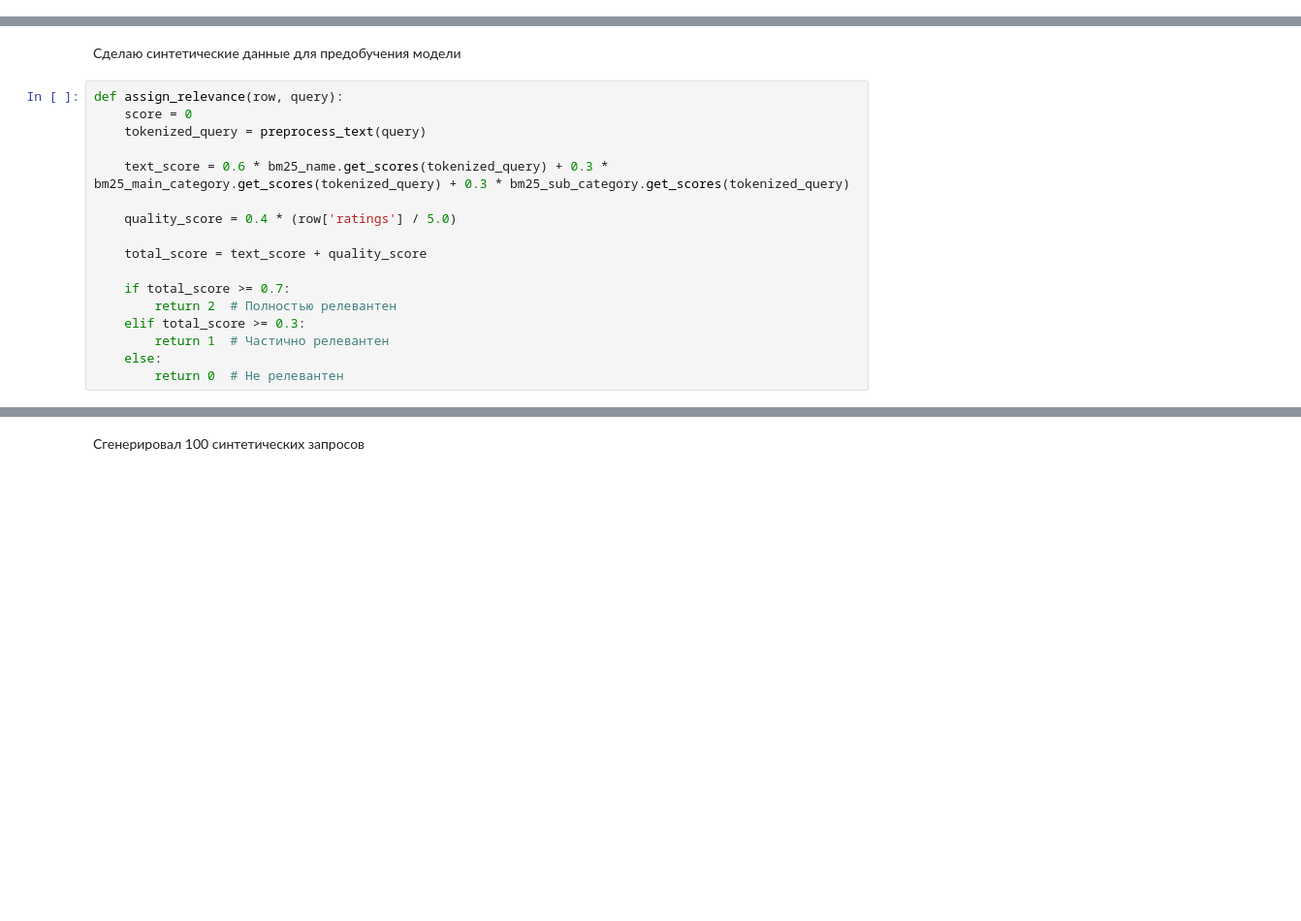
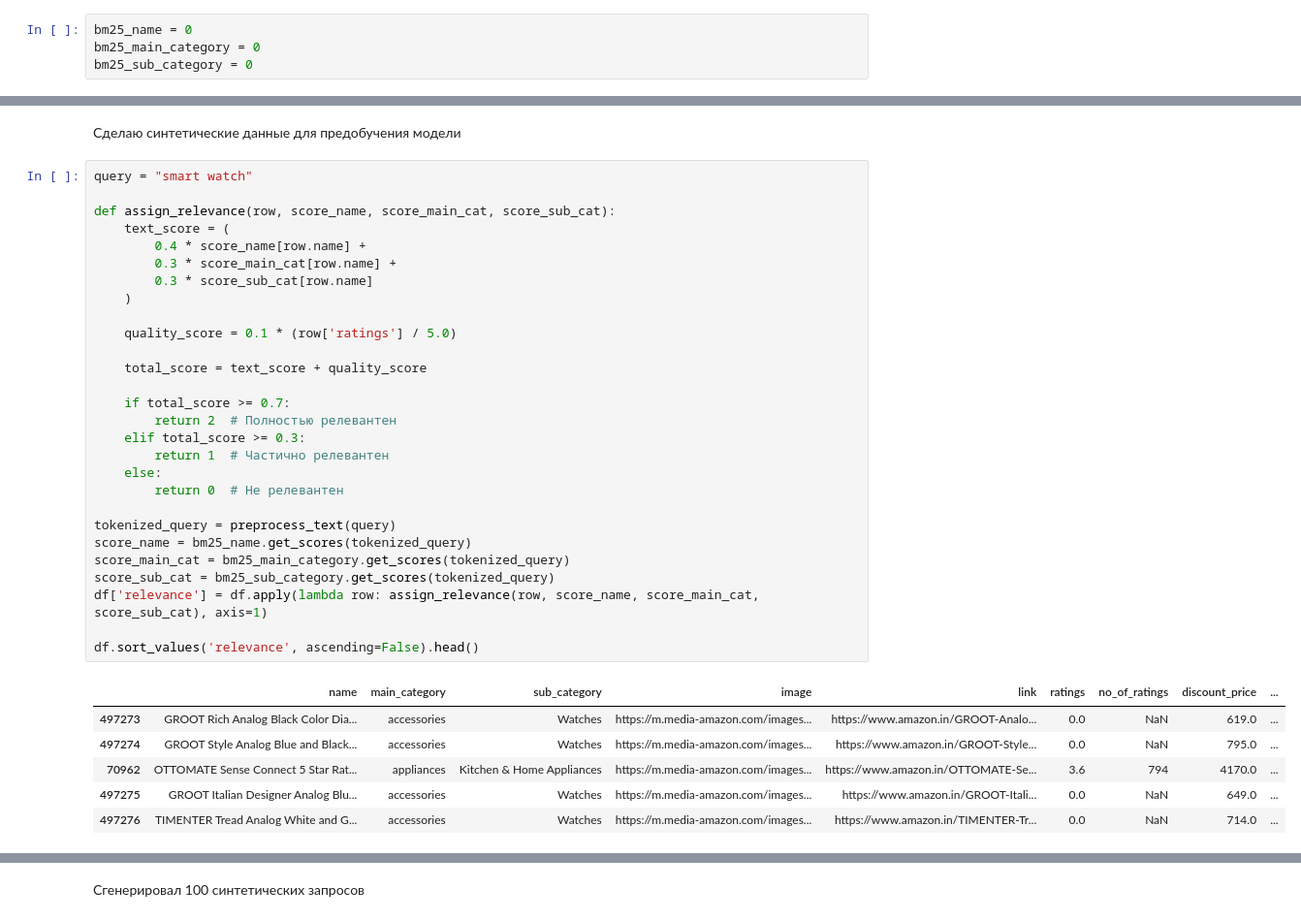
Before and after one commit to ler1223/retrieval_learn_project, a Jupyter notebook: retrival.ipynb, the cells around one changed output, grey strips where cells are left out. Shown at 97% size. Cells and saved outputs as stored; diff of their text form; blank space fills up the shorter version.

```diff
--- a/retrival.ipynb
+++ b/retrival.ipynb
@@ -189,5 +180,9 @@ tokenized_sub_category = [t_p for t_p in df['tokenized_sub_category']]
 bm25_name = BM25Okapi(tokenized_products)
 bm25_main_category = BM25Okapi(tokenized_main_category)
 bm25_sub_category = BM25Okapi(tokenized_sub_category)
+# %%
+bm25_name = 0
+bm25_main_category = 0
+bm25_sub_category = 0
 # %%
 queries = [
@@ -217,19 +212,37 @@ for query in queries:
 # %% [markdown]
 Сделаю синтетические данные для предобучения модели
 # %%
-def assign_relevance(row, query):
-    score = 0
-    tokenized_query = preprocess_text(query)
+query = "smart watch"
 
-    text_score = 0.6 * bm25_name.get_scores(tokenized_query) + 0.3 * bm25_main_category.get_scores(tokenized_query) + 0.3 * bm25_sub_category.get_scores(tokenized_query)
+def assign_relevance(row, score_name, score_main_cat, score_sub_cat):
+    text_score = (
+        0.4 * score_name[row.name] +
+        0.3 * score_main_cat[row.name] +
+        0.3 * score_sub_cat[row.name]
+    )
 
-    quality_score = 0.4 * (row['ratings'] / 5.0)
+    quality_score = 0.1 * (row['ratings'] / 5.0)
 
     total_score = text_score + quality_score
 
     if total_score >= 0.7:
         return 2  # Полностью релевантен
     elif total_score >= 0.3:
         return 1  # Частично релевантен
     else:
         return 0  # Не релевантен
+
+tokenized_query = preprocess_text(query)
+score_name = bm25_name.get_scores(tokenized_query)
+score_main_cat = bm25_main_category.get_scores(tokenized_query)
+score_sub_cat = bm25_sub_category.get_scores(tokenized_query)
+df['relevance'] = df.apply(lambda row: assign_relevance(row, score_name, score_main_cat, score_sub_cat), axis=1)
+
+df.sort_values('relevance', ascending=False).head()
+# %% [output]
+|  | name | main_category | sub_category | image | link | ratings | no_of_ratings | discount_price | ... |
+| 497273 | GROOT Rich Analog Black Color Dia... | accessories | Watches | https://m.media-amazon.com/images... | https://www.amazon.in/GROOT-Analo... | 0.0 | NaN | 619.0 | ... |
+| 497274 | GROOT Style Analog Blue and Black... | accessories | Watches | https://m.media-amazon.com/images... | https://www.amazon.in/GROOT-Style... | 0.0 | NaN | 795.0 | ... |
+| 70962 | OTTOMATE Sense Connect 5 Star Rat... | appliances | Kitchen & Home Appliances | https://m.media-amazon.com/images... | https://www.amazon.in/OTTOMATE-Se... | 3.6 | 794 | 4170.0 | ... |
+| 497275 | GROOT Italian Designer Analog Blu... | accessories | Watches | https://m.media-amazon.com/images... | https://www.amazon.in/GROOT-Itali... | 0.0 | NaN | 649.0 | ... |
+| 497276 | TIMENTER Tread Analog White and G... | accessories | Watches | https://m.media-amazon.com/images... | https://www.amazon.in/TIMENTER-Tr... | 0.0 | NaN | 714.0 | ... |
```
Also changed, not shown: parts of 26 cells of this notebook.
